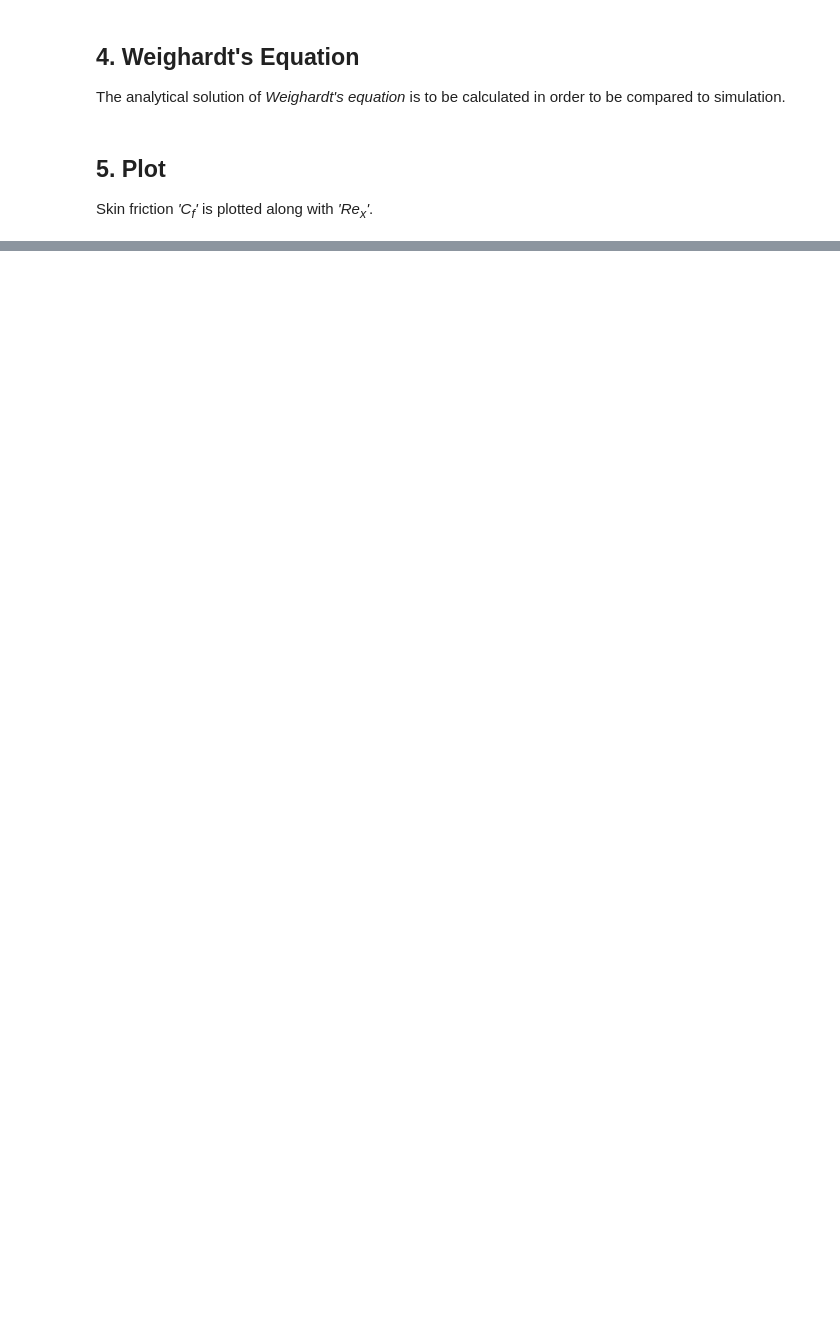
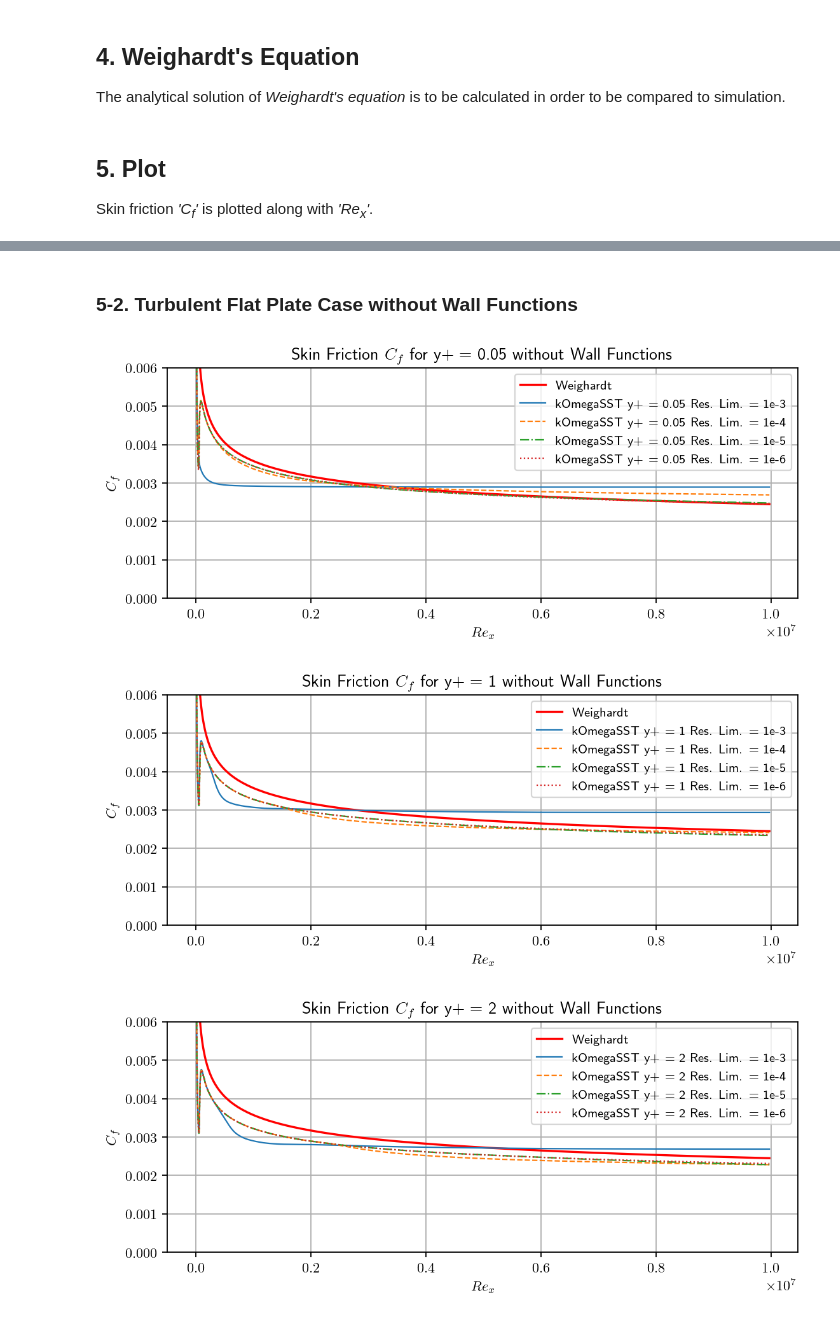
Before and after one commit to AndreWeiner/wall_modeling, a Jupyter notebook: notebooks/PlotCf.ipynb, the cells around one changed output, grey strips where cells are left out. Drawn from its saved outputs; the diff is of its cells as text; code cells hidden in the pictures; blank space fills up the shorter version.

```diff
--- a/notebooks/PlotCf.ipynb
+++ b/notebooks/PlotCf.ipynb
@@ -43,0 +48,4 @@ tauw_data[0].head()
+# %%
+tauw_path_noWallFunc = [run + 'turbulentFlatPlate_noWallFunc/yplus_{}/tauw_{}_{}_{}.csv'.format(yp[j], model, yp[j], res_list[i]) for j in range(len(yp)) for i in range(len(res_list))]
+tauw_data_noWallFunc = [pd.read_csv(tauw_path_noWallFunc[i + len(res_list)*j], delim_whitespace=True) for j in range(len(yp)) for i in range(len(res_list))]
+tauw_data_noWallFunc[0].head()
@@ -52,3 +73,5 @@ Cf = [np.sqrt(tauw_data[i + len(res_list)*j]['tau_xx']**2 + tauw_data[i + len(re
+# %%
+Cf_noWallFunc = [np.sqrt(tauw_data_noWallFunc[i + len(res_list)*j]['tau_xx']**2 + tauw_data_noWallFunc[i + len(res_list)*j]['tau_yy']**2 + tauw_data_noWallFunc[i + len(res_list)*j]['tau_zz']**2)/(0.5*UInf**2) for j in range(len(yp)) for i in range(len(res_list))]
 # %% [markdown]
 ## **4. Weighardt's Equation**
 
@@ -85,0 +111,21 @@ for j in range(len(yp)):
+# %% [markdown]
+### 5-2. Turbulent Flat Plate Case without Wall Functions
+# %%
+style2 = ["-", "--", "-.", ":"]
+lw2 = 1.0
+for j in range(len(yp)):
+    fig2, ax2 = plt.subplots(1, 1, figsize=(8, 3))
+    plt.ylim([0, 0.006])
+    plt.grid()
+    ax2.set_xlabel(r"$Re_x$")
+    ax2.set_ylabel(r"$C_f$")
+    plt.title(r"Skin Friction $C_f$ for y+ = {} without Wall Functions".format(yp[j]))
+    ax2.plot(Rex, weighardt, color = "r", label = "Weighardt")
+    for i in range(len(res_list)):
+        ax2.plot(Rex, Cf_noWallFunc[i + len(res_list)*j], label = "{} y+ = {} Res. Lim. = {}".format(model, yp[j], res_list[i]), ls = style[i], c = "C{:d}".format(i), lw = lw2)
+        ax2.legend(fontsize = 9)
+    plt.savefig(output + "tauw_yp{}_{}_noWallFunc.pdf".format(yp[j], model, yp[j]), bbox_inches="tight")
+# %% [output]
+[figure, added]
+[figure, added]
+[figure, added]
```
Also changed, not shown: parts of 9 cells of this notebook, 1 other file.
